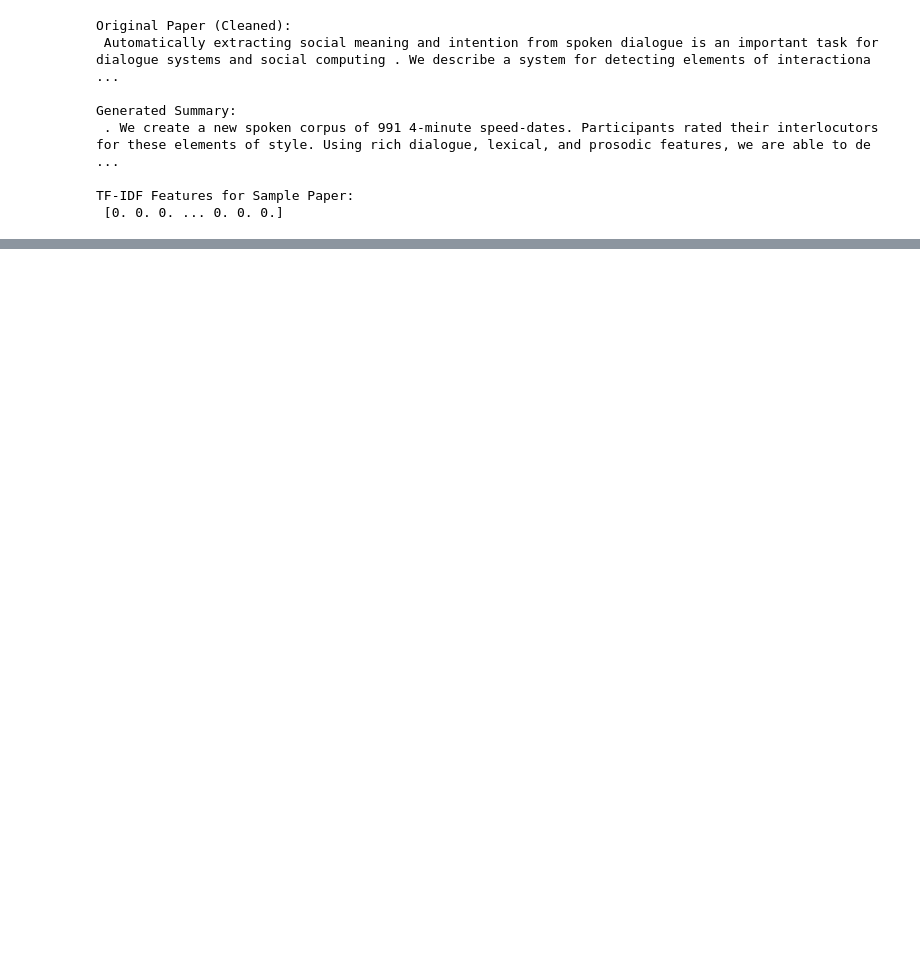
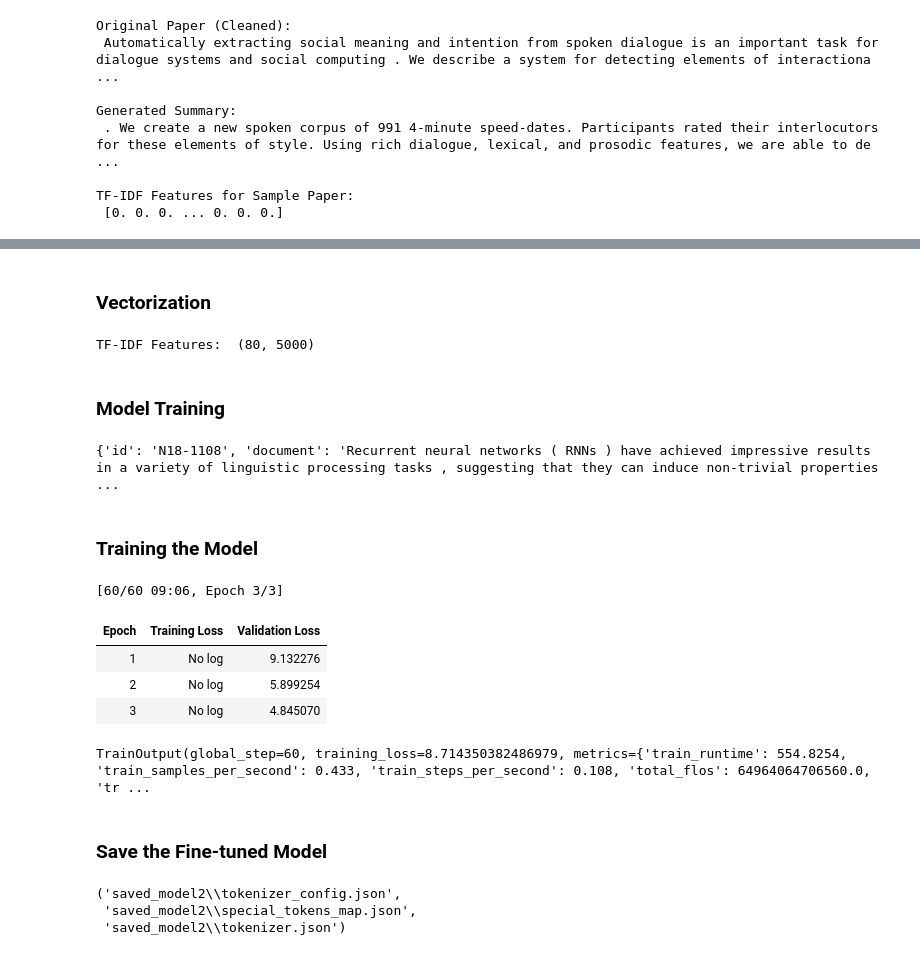
Before and after one commit to StyNW7/NLP-Text-Summarizer, a Jupyter notebook: aclsum-preprocessing.ipynb, the cells around one changed output, grey strips where cells are left out. Cells and saved outputs as stored; diff of their text form; code cells hidden in the pictures; blank space fills up the shorter version.

```diff
--- a/aclsum-preprocessing.ipynb
+++ b/aclsum-preprocessing.ipynb
@@ -144,0 +336,3 @@ TF-IDF Features for Sample Paper:
+# %%
+# Drop any rows with missing 'document' or 'outcome' fields
+dataset = dataset.filter(lambda x: x['document'] is not None and x['outcome'] is not None)
@@ -144,0 +371,76 @@ TF-IDF Features for Sample Paper:
+# %% [markdown]
+### Vectorization
+# %%
+# Initialize TF-IDF Vectorizer
+tfidf_vectorizer = TfidfVectorizer(max_features=5000)  # Limiting to top 5000 features (words)
+train_tfidf_matrix = tfidf_vectorizer.fit_transform([entry['document'] for entry in train_data])
+
+# TF-IDF representation of training documents
+print("TF-IDF Features: ", train_tfidf_matrix.shape)
+# %% [output]
+TF-IDF Features:  (80, 5000)
+# %% [markdown]
+### Model Training
+# %%
+# Function for tokenizing the dataset (same as before)
+def preprocess_data(example):
+    inputs = tokenizer(example['document'], max_length=1024, truncation=True, padding="max_length")
+    labels = tokenizer(example['outcome'], max_length=150, truncation=True, padding="max_length")
+    inputs["labels"] = labels["input_ids"]
+    return inputs
+
+# Tokenize the training, validation, and test datasets
+tokenized_train_data = train_dataset.map(preprocess_data, batched=True)
+tokenized_val_data = val_dataset.map(preprocess_data, batched=True)
+tokenized_test_data = test_dataset.map(preprocess_data, batched=True)
+
+# Cek hasil tokenisasi
+print(tokenized_train_data[0])
+# %% [output]
+{'id': 'N18-1108', 'document': 'Recurrent neural networks ( RNNs ) have achieved impressive results in a variety of linguistic processing tasks , suggesting that they can induce non-trivial properties ...
+# %% [markdown]
+### Training the Model
+# %%
+from transformers import Seq2SeqTrainingArguments, Seq2SeqTrainer
+
+# Define training arguments
+training_args = Seq2SeqTrainingArguments(
+    output_dir="./aclsum-results",
+    evaluation_strategy="epoch",
+    learning_rate=2e-5,
+    per_device_train_batch_size=4,
+    per_device_eval_batch_size=4,
+    weight_decay=0.01,
+    save_total_limit=3,
+    num_train_epochs=3,
+    predict_with_generate=True
+)
+
+# Initialize the trainer
+trainer = Seq2SeqTrainer(
+    model=model,
+    args=training_args,
+    train_dataset=tokenized_train_data,
+    eval_dataset=tokenized_val_data,
+    tokenizer=tokenizer
+)
+
+# Train the model
+trainer.train()
+# %% [output]
+[60/60 09:06, Epoch 3/3]
+| Epoch | Training Loss | Validation Loss |
+| 1 | No log | 9.132276 |
+| 2 | No log | 5.899254 |
+| 3 | No log | 4.845070 |
+TrainOutput(global_step=60, training_loss=8.714350382486979, metrics={'train_runtime': 554.8254, 'train_samples_per_second': 0.433, 'train_steps_per_second': 0.108, 'total_flos': 64964064706560.0, 'tr ...
+# %% [markdown]
+### Save the Fine-tuned Model
+# %%
+# Save the fine-tuned model
+model.save_pretrained("saved_model2")
+tokenizer.save_pretrained("saved_model2")
+# %% [output]
+('saved_model2\\tokenizer_config.json',
+ 'saved_model2\\special_tokens_map.json',
+ 'saved_model2\\tokenizer.json')
```
Also changed, not shown: parts of 33 cells of this notebook, 4 other files.
